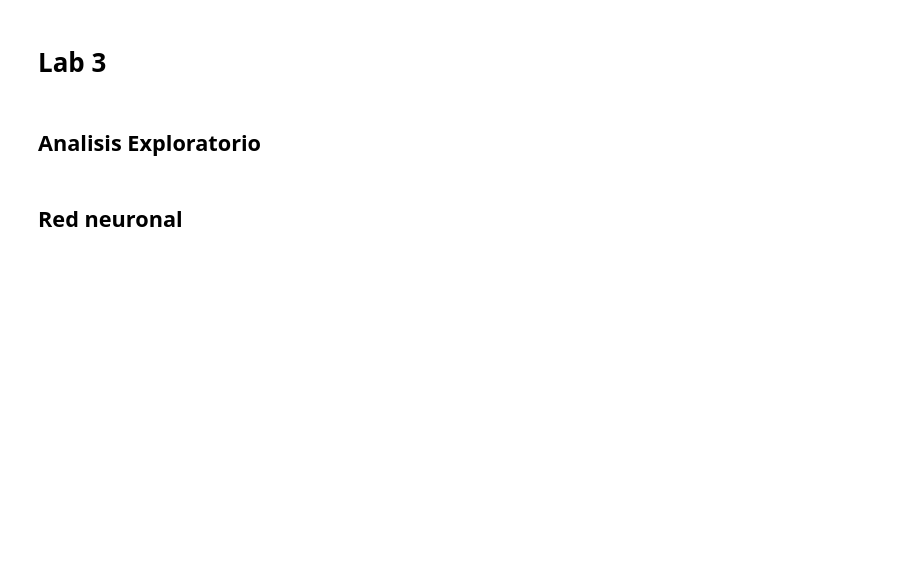
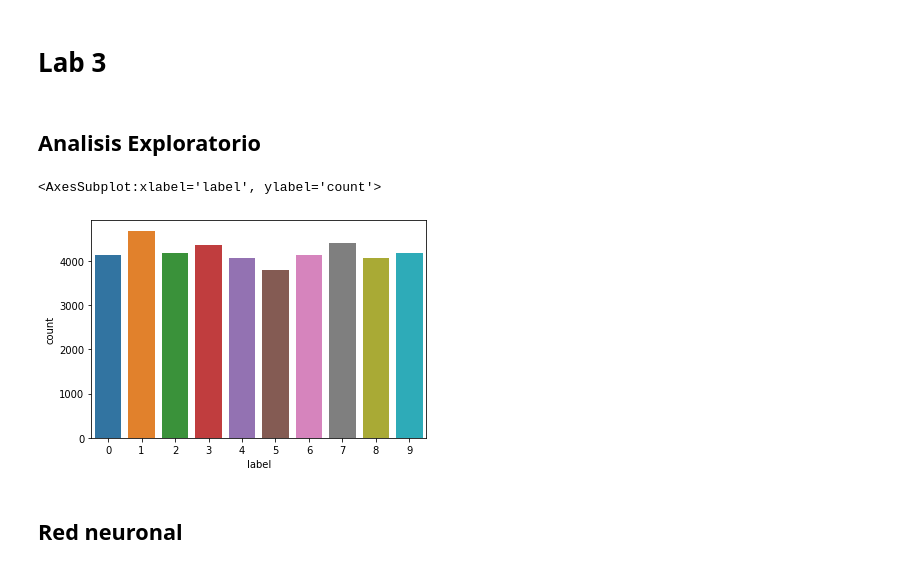
Before and after one commit to marcofuentes05/lab3-ds, a Jupyter notebook: Lab 3 - Number Recognition - Conv2D.ipynb, the cells around one changed output. Saved outputs shown, nothing was run; the diff lists cells and outputs as text; code cells hidden in the pictures; blank space fills up the shorter version.

```diff
--- a/Lab 3 - Number Recognition - Conv2D.ipynb
+++ b/Lab 3 - Number Recognition - Conv2D.ipynb
@@ -12,3 +21,12 @@ np_config.enable_numpy_behavior()
+# %%
+train = pd.read_csv("train.csv")
+test = pd.read_csv("test.csv")
+sample_submission = pd.read_csv("sample_submission.csv")
+# %%
+sns.countplot(train['label'],data = train)
+# %% [output]
+<AxesSubplot:xlabel='label', ylabel='count'>
+[figure, added]
 # %% [markdown]
 ## Red neuronal
 # %%
```
Also changed, not shown: parts of 18 cells of this notebook, 1 other file.
